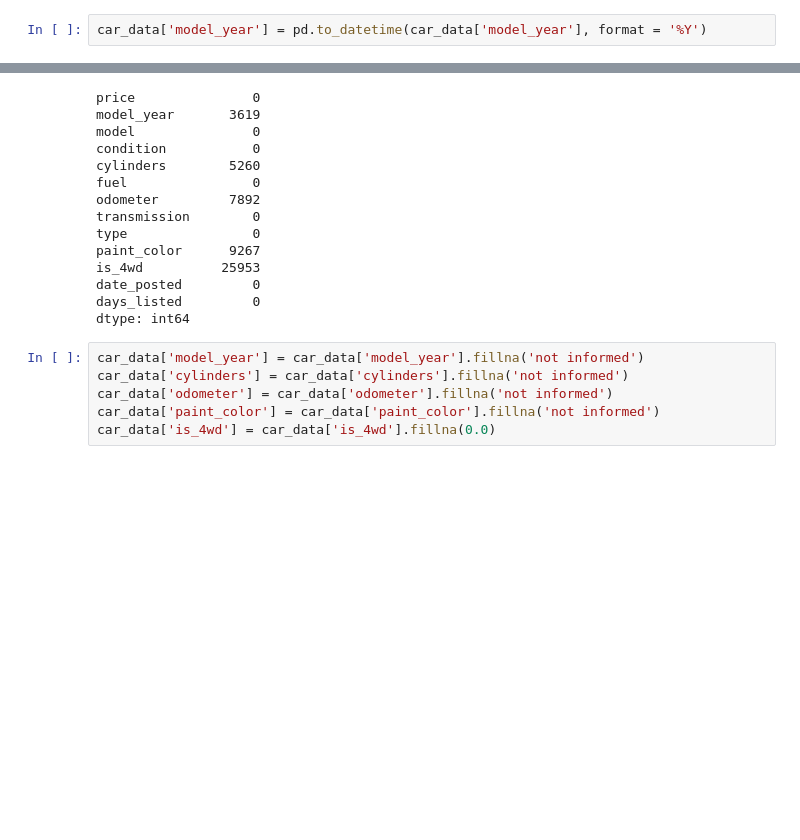
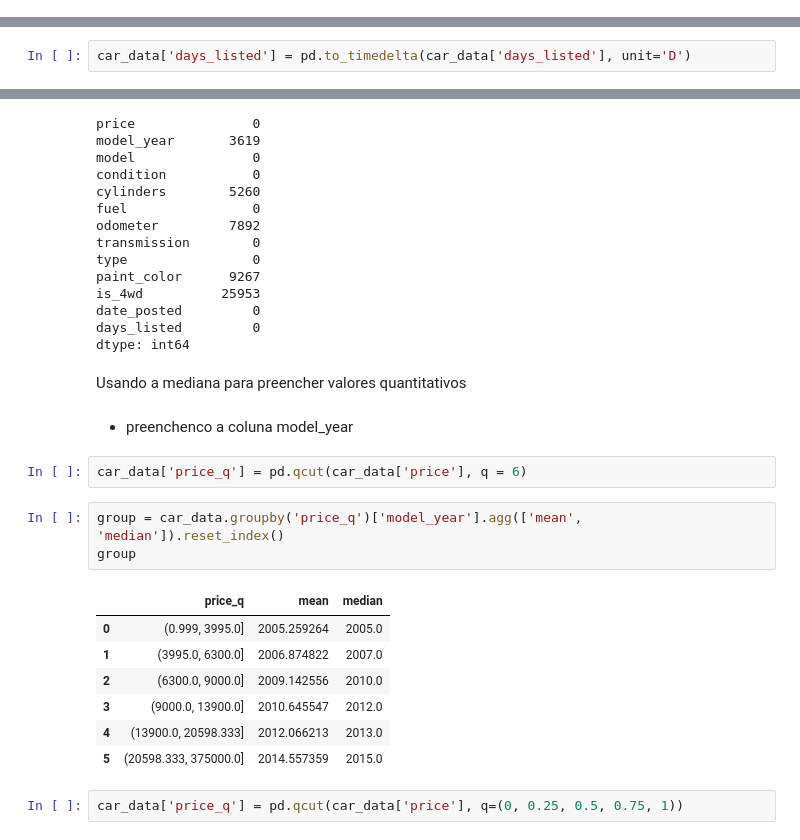
Before and after one commit to carolcaet/projeto, a Jupyter notebook: notebooks/EDA.ipynb, the cells around one changed output, grey strips where cells are left out. Cells and saved outputs as stored; diff of their text form; blank space fills up the shorter version.

```diff
--- a/notebooks/EDA.ipynb
+++ b/notebooks/EDA.ipynb
@@ -53,10 +55,10 @@ car_data.head(10)
 | 7 | 15990 | 2013.0 | honda pilot | excellent | 6.0 | gas | 109473.0 | automatic | SUV | ... |
 | 8 | 11500 | 2012.0 | kia sorento | excellent | 4.0 | gas | 104174.0 | automatic | SUV | ... |
 | 9 | 9200 | 2008.0 | honda pilot | excellent | NaN | gas | 147191.0 | automatic | SUV | ... |
-# %%
-car_data['model_year'] = pd.to_datetime(car_data['model_year'], format = '%Y')
 # %%
 car_data['date_posted'] = pd.to_datetime(car_data['date_posted'], format= '%Y-%m-%d')
+# %%
+car_data['days_listed'] = pd.to_timedelta(car_data['days_listed'], unit='D')
 # %%
 car_data.info()
 # %% [output]
@@ -110,9 +107,22 @@ is_4wd          25953
 date_posted         0
 days_listed         0
 dtype: int64
-# %%
-car_data['model_year'] = car_data['model_year'].fillna('not informed')
-car_data['cylinders'] = car_data['cylinders'].fillna('not informed')
-car_data['odometer'] = car_data['odometer'].fillna('not informed')
-car_data['paint_color'] = car_data['paint_color'].fillna('not informed')
-car_data['is_4wd'] = car_data['is_4wd'].fillna(0.0)
+# %% [markdown]
+Usando a mediana para preencher valores quantitativos
+# %% [markdown]
+- preenchenco a coluna model_year
+# %%
+car_data['price_q'] = pd.qcut(car_data['price'], q = 6)
+# %%
+group = car_data.groupby('price_q')['model_year'].agg(['mean', 'median']).reset_index()
+group
+# %% [output]
+|  | price_q | mean | median |
+| 0 | (0.999, 3995.0] | 2005.259264 | 2005.0 |
+| 1 | (3995.0, 6300.0] | 2006.874822 | 2007.0 |
+| 2 | (6300.0, 9000.0] | 2009.142556 | 2010.0 |
+| 3 | (9000.0, 13900.0] | 2010.645547 | 2012.0 |
+| 4 | (13900.0, 20598.333] | 2012.066213 | 2013.0 |
+| 5 | (20598.333, 375000.0] | 2014.557359 | 2015.0 |
+# %%
+car_data['price_q'] = pd.qcut(car_data['price'], q=(0, 0.25, 0.5, 0.75, 1))
```
Also changed, not shown: parts of 33 cells of this notebook, 2 other files.
